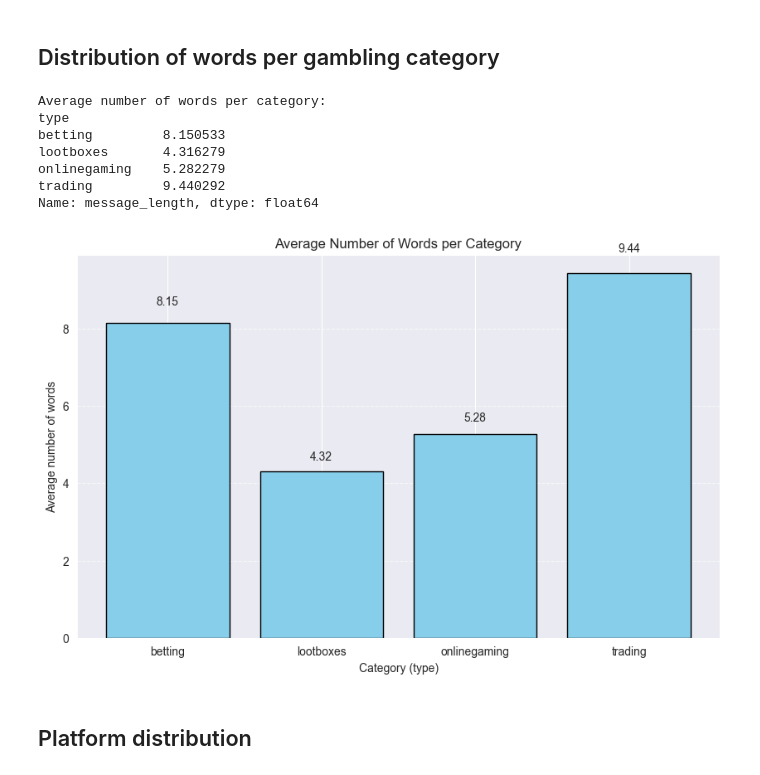
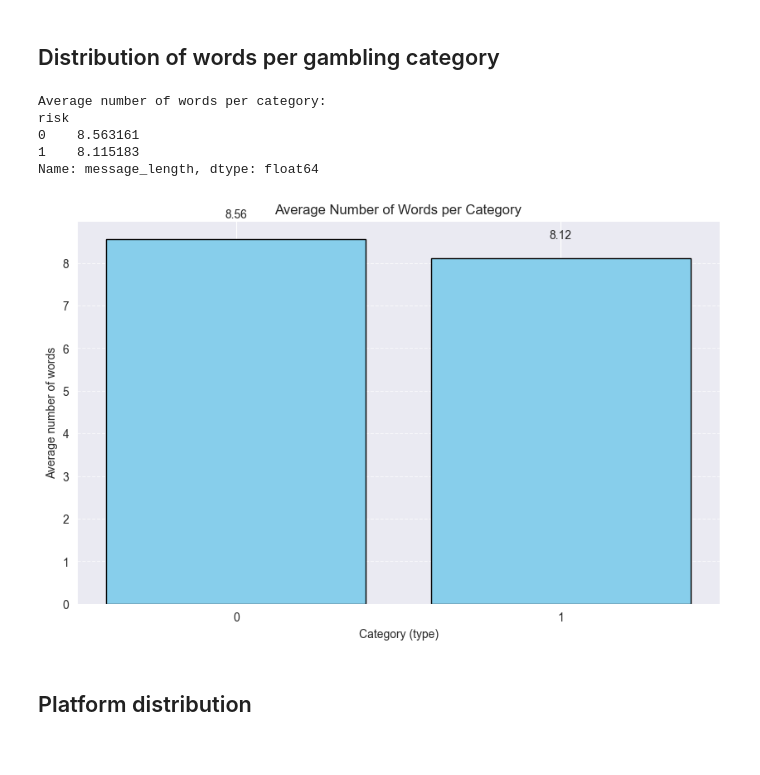
Before and after one commit to VerbaNexAI/IberLEF2025, a Jupyter notebook: MentalRiskES/notebook/eda_task1.ipynb, the cells around one changed output. Drawn from its saved outputs; the diff is of its cells as text; code cells hidden in the pictures.

Commit message:
MentalRiskES

```diff
--- a/MentalRiskES/notebook/eda.ipynb
+++ b/MentalRiskES/notebook/eda_task1.ipynb
@@ -143,40 +143,38 @@ Name: message_length, dtype: float64
 # Ensure all values are strings and handle NaN
 df['message'] = df['message'].astype(str).fillna('')
 
 # Calculate the length of each message in number of words
 df['message_length'] = df['message'].apply(lambda x: len(x.split()))
 
 # Calculate the average number of words per category in the "type" column
-category_mean = df.groupby('type')['message_length'].mean()
+category_mean = df.groupby('risk')['message_length'].mean()
 
 # Print the average word count for each category
 print("Average number of words per category:")
 print(category_mean)
 
 # Plot the average word count using a bar chart
 plt.figure(figsize=(10, 6))
 bars = plt.bar(category_mean.index.astype(str), category_mean.values, color='skyblue', edgecolor='black')
 plt.xlabel('Category (type)')
 plt.ylabel('Average number of words')
 plt.title('Average Number of Words per Category')
 plt.xticks(rotation=0)
 plt.grid(axis='y', linestyle='--', alpha=0.7)
 
 # Add the numerical value above each bar
 for bar in bars:
     yval = bar.get_height()
     plt.text(bar.get_x() + bar.get_width()/2, yval + 0.05 * yval, f'{yval:.2f}', ha='center', va='bottom')
 
 plt.show()
 # %% [output]
 Average number of words per category:
-type
-betting         8.150533
-lootboxes       4.316279
-onlinegaming    5.282279
-trading         9.440292
+risk
+0    8.563161
+1    8.115183
 Name: message_length, dtype: float64
-[figure, old version]
+[figure, new version]
 # %% [markdown]
 ## Platform distribution
 # %%
```
Also changed, not shown: parts of 12 cells of this notebook, 17 other files.
